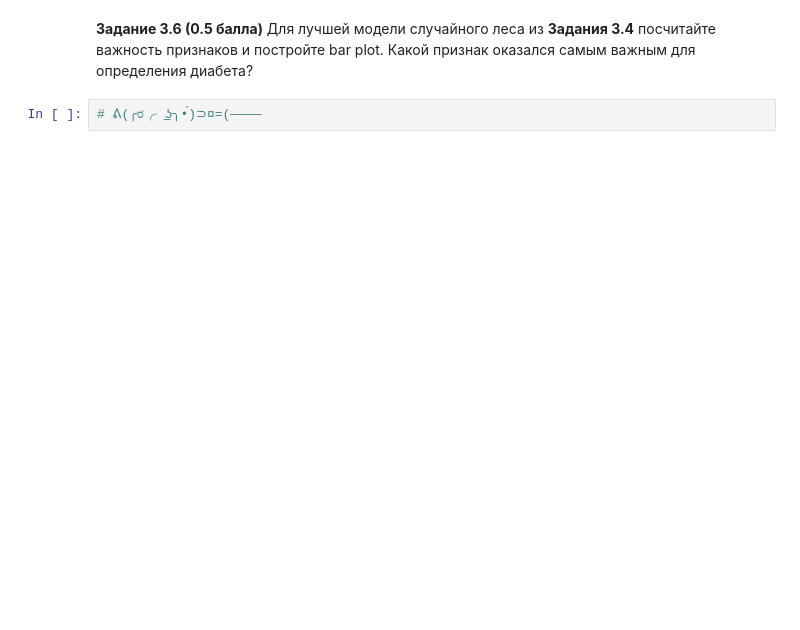
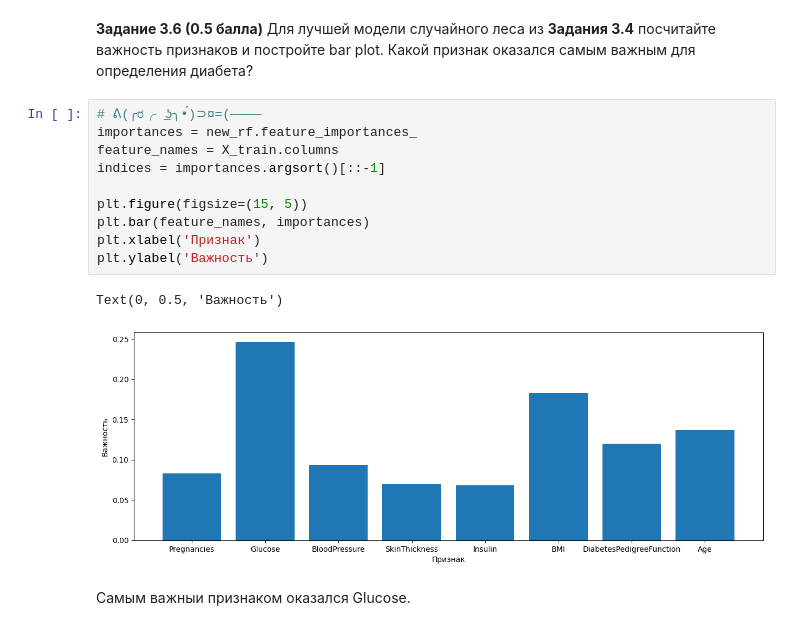
Before and after one commit to stass9966/programming-technologies, a Jupyter notebook: 2025/homeworks/hw07_trees/hw07_trees_rf.ipynb, the cells around one changed output. Cells and saved outputs as stored; diff of their text form; blank space fills up the shorter version.

```diff
--- a/2025/homeworks/hw07_trees/hw07_trees_rf.ipynb
+++ b/2025/homeworks/hw07_trees/hw07_trees_rf.ipynb
@@ -710,4 +718,17 @@ roc_auc = 0.87
 # %% [markdown]
 **Задание 3.6 (0.5 балла)** Для лучшей модели случайного леса из **Задания 3.4** посчитайте важность признаков и постройте bar plot. Какой признак оказался самым важным для определения диабета?
-# %%
-# ᕕ(╭ರ╭ ͟ʖ╮•́)⊃¤=(————
+# %%
+# ᕕ(╭ರ╭ ͟ʖ╮•́)⊃¤=(————
+importances = new_rf.feature_importances_
+feature_names = X_train.columns
+indices = importances.argsort()[::-1]
+
+plt.figure(figsize=(15, 5))
+plt.bar(feature_names, importances)
+plt.xlabel('Признак')
+plt.ylabel('Важность')
+# %% [output]
+Text(0, 0.5, 'Важность')
+[figure, added]
+# %% [markdown]
+Самым важныи признаком оказался Glucose.
```
Also changed, not shown: parts of 7 cells of this notebook.
